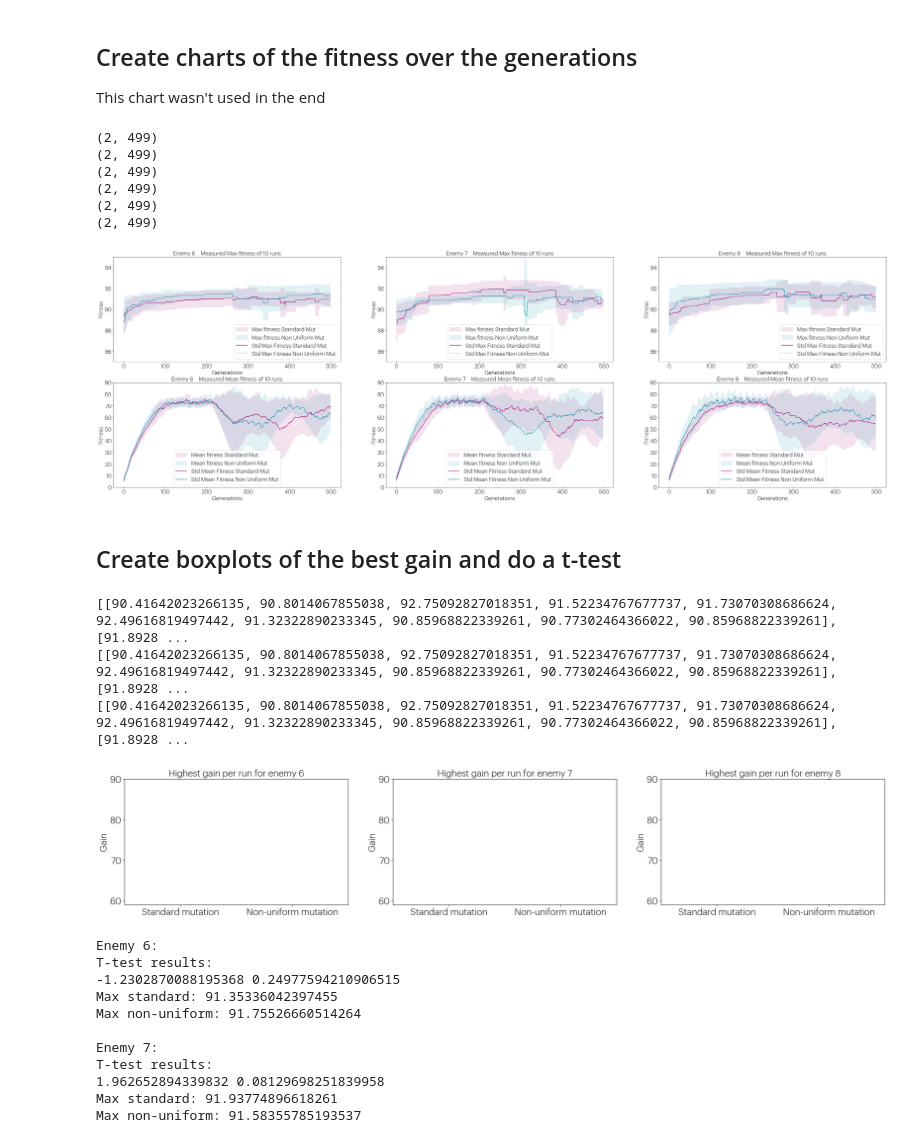
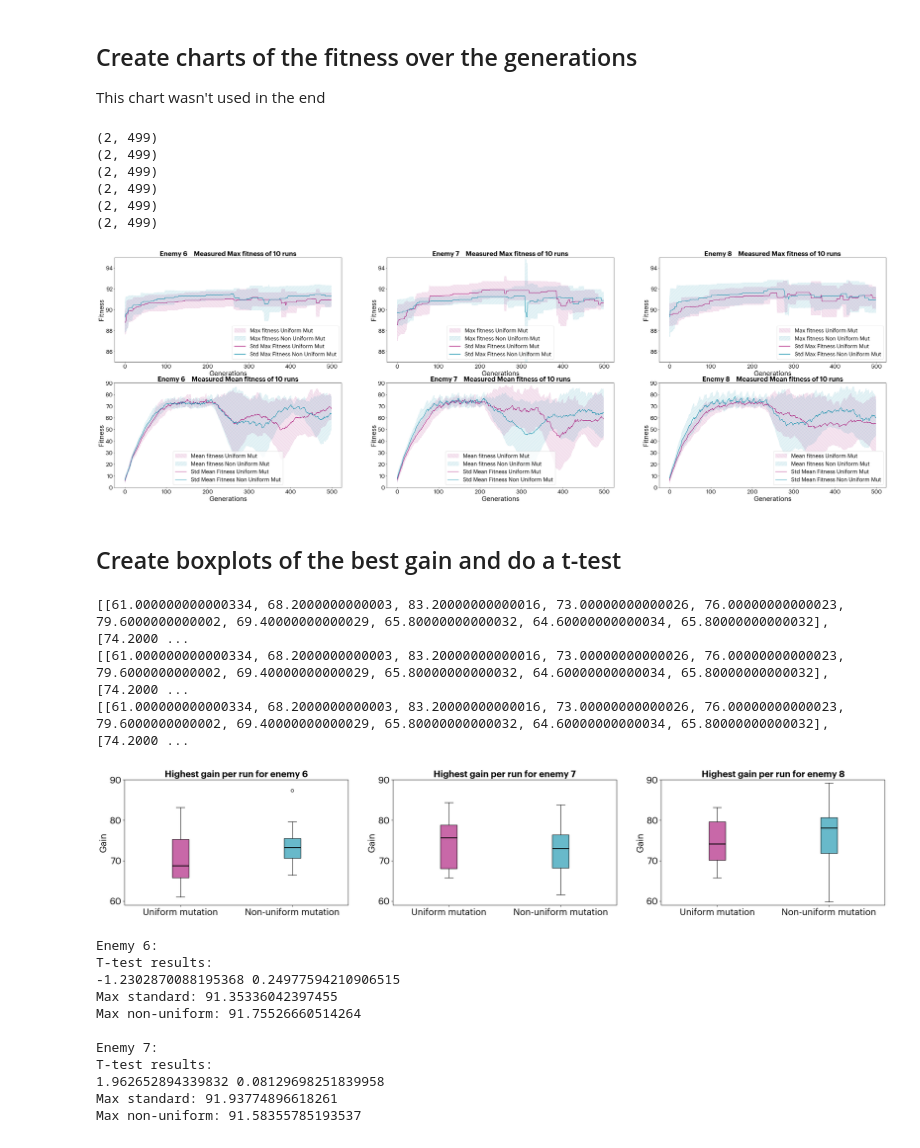
Before and after one commit to zionkrullaars/evoman_framework_group40, a Jupyter notebook: charts.ipynb, the cells around one changed output. Drawn from its saved outputs; the diff is of its cells as text; code cells hidden in the pictures.

```diff
--- a/charts.ipynb
+++ b/charts.ipynb
@@ -68,8 +68,10 @@ dataPool = [dataPoolMaxFit, dataPoolMeanFit]
 types = ["Max", "Mean"]
 limits = [(85, 95), (0, 90)]
 
-fpath = Path("C:\\Users\\woute\\Downloads\\graphic\\Graphik-Light-Trial.otf")
+fpath = Path("C:\\Users\\woute\\Downloads\\graphic\\Graphik-Semibold-Trial.otf")
+fpath2 = Path("C:\\Users\\woute\\Downloads\\graphic\\Graphik-Regular-Trial.otf")
 font_prop = FontProperties(fname=fpath)
+font_prop2 = FontProperties(fname=fpath2)
 
 for j in range(2):
     for i, enemy in enumerate(enemies):
@@ -88,18 +90,20 @@ for j in range(2):
         ax[j, i].fill_between(range(meanstdfitness.shape[-1]), meanfitness[1]-meanstdfitness[1], meanfitness[1]+meanstdfitness[1], alpha=0.1, color=colors[1], interpolate= True, hatch='//')
         ax[j, i].plot(meanfitness[0], color=colors[0])
         ax[j, i].plot(meanfitness[1], color=colors[1])
-        ax[j, i].set_title(f"Enemy {i + 6} | Measured {types[j]} fitness of 10 runs", font=font_prop)
-        ax[j, i].set_xlabel("Generations", font=font_prop)
-        ax[j, i].set_ylabel("Fitness", font=font_prop)
-        legend = ax[j, i].legend([f"{types[j]} fitness Standard Mut", f"{types[j]} fitness Non Uniform Mut", f"Std {types[j]} Fitness Standard Mut", f"Std {types[j]} Fitness Non Uniform Mut"])
+        ax[j, i].set_title(f"Enemy {i + 6} | Measured {types[j]} fitness of 10 runs", font=font_prop, fontsize=24)
+        ax[j, i].set_xlabel("Generations", font=font_prop2, fontsize=24)
+        ax[j, i].set_ylabel("Fitness", font=font_prop2, fontsize=24)
+        legend = ax[j, i].legend([f"{types[j]} fitness Uniform Mut", f"{types[j]} fitness Non Uniform Mut", f"Std {types[j]} Fitness Uniform Mut", f"Std {types[j]} Fitness Non Uniform Mut"])
         # set legend font
         for text in legend.get_texts():
-            text.set_font_properties(font_prop)
+            text.set_font_properties(font_prop2)
+            text.set_fontsize(20)
         ax[j, i].set_ylim(limits[j])
 
         # Set axis font
         for label in (ax[j, i].get_xticklabels() + ax[j, i].get_yticklabels()):
-            label.set_fontproperties(font_prop)
+            label.set_fontproperties(font_prop2)
+            label.set_fontsize(20)
         # set width
 
         # Save the plot
@@ -108,7 +112,7 @@ for j in range(2):
         if not os.path.exists("plots"):
             os.makedirs("plots")
 
-plt.rcParams.update({'font.size': 20})
+# plt.rcParams.update({'font.size': 20})
 # plt.gcf().set_size_inches(50, 10)
 fig.savefig(f"plots/plots.pdf", format="pdf", bbox_inches="tight")
 plt.show()
@@ -121,7 +125,7 @@ plt.show()
 (2, 499)
 (2, 499)
 (2, 499)
-[figure, old version]
+[figure, new version]
 # %% [markdown]
 ## Create boxplots of the best gain and do a t-test
 # %%
@@ -135,7 +139,7 @@ for i, enemy in enumerate(enemies):
     enlist_stan = []
     enlist_nonu = []
     for j, muttype in enumerate(muttypes):
-        npfitnesses = dataPoolMaxFit[i*2+j]
+        npfitnesses = dataPoolMaxGain[i*2+j]
         for run in npfitnesses:
             max_fitness = np.max(run)
             if j == 0:
@@ -153,40 +157,41 @@ for i, enemy in enumerate(enemies):
 
     print(results)
 # %% [output]
-[[90.41642023266135, 90.8014067855038, 92.75092827018351, 91.52234767677737, 91.73070308686624, 92.49616819497442, 91.32322890233345, 90.85968822339261, 90.77302464366022, 90.85968822339261], [91.8928 ...
-[[90.41642023266135, 90.8014067855038, 92.75092827018351, 91.52234767677737, 91.73070308686624, 92.49616819497442, 91.32322890233345, 90.85968822339261, 90.77302464366022, 90.85968822339261], [91.8928 ...
-[[90.41642023266135, 90.8014067855038, 92.75092827018351, 91.52234767677737, 91.73070308686624, 92.49616819497442, 91.32322890233345, 90.85968822339261, 90.77302464366022, 90.85968822339261], [91.8928 ...
+[[61.000000000000334, 68.2000000000003, 83.20000000000016, 73.00000000000026, 76.00000000000023, 79.6000000000002, 69.40000000000029, 65.80000000000032, 64.60000000000034, 65.80000000000032], [74.2000 ...
+[[61.000000000000334, 68.2000000000003, 83.20000000000016, 73.00000000000026, 76.00000000000023, 79.6000000000002, 69.40000000000029, 65.80000000000032, 64.60000000000034, 65.80000000000032], [74.2000 ...
+[[61.000000000000334, 68.2000000000003, 83.20000000000016, 73.00000000000026, 76.00000000000023, 79.6000000000002, 69.40000000000029, 65.80000000000032, 64.60000000000034, 65.80000000000032], [74.2000 ...
 # %%
-colors = ['#A4036F33', '#FB23B333', '#048BA833', '#38D6FA33', '#12BA7C33', '#6AF0BF33']
+outlineColors = ['#A4036F', '#048BA8', '#A4036F', '#048BA8', '#A4036F', '#048BA8']
+colors = ['#A4036F99', '#048BA899', '#A4036F99', '#048BA899', '#A4036F99', '#048BA899']
 
 fig, ax = plt.subplots(1, 3, figsize=(30, 5))
 for i, enemy in enumerate(enemies):
     # Make a bolxplot for each enemy
     bp = ax[i].boxplot(results[i*2:i*2+2], patch_artist=True, )
 
     # Set color of boxes
     for j, patch in enumerate(bp['boxes']):
         patch.set_facecolor(colors[i*2+j])
 
     # set mean line color
     for median in bp['medians']:
         median.set(color='black', linewidth=2)
 
     # Set names
-    ax[i].set_xticks([1, 2], [f'Standard mutation', f'Non-uniform mutation'], font=font_prop)
-    ax[i].set_ylabel("Gain", font=font_prop)
+    ax[i].set_xticks([1, 2], [f'Uniform mutation', f'Non-uniform mutation'], font=font_prop2)
+    ax[i].set_ylabel("Gain", font=font_prop2)
     ax[i].set_ylim([59, 90])
     ax[i].set_title("Highest gain per run for enemy " + str(i + 6), font=font_prop)
 
     # set axis font
     for label in (ax[i].get_xticklabels() + ax[i].get_yticklabels()):
-        label.set_fontproperties(font_prop)
+        label.set_fontproperties(font_prop2)
 
-plt.rcParams.update({'font.size': 20})
+plt.rcParams.update({'font.size': 26})
 plt.savefig("plots/boxplots.pdf", format="pdf", bbox_inches="tight")
 plt.show()
 # %% [output]
-[figure, old version]
+[figure, new version]
 # %%
 for i, enemy in enumerate(enemies):
     print(f"Enemy {i+6}:")
```
Also changed, not shown: 7 other files.
